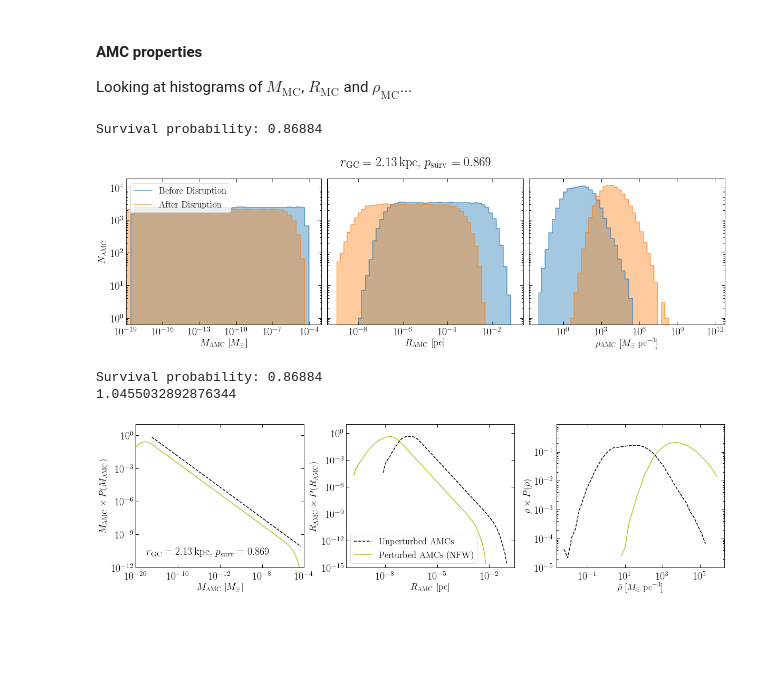
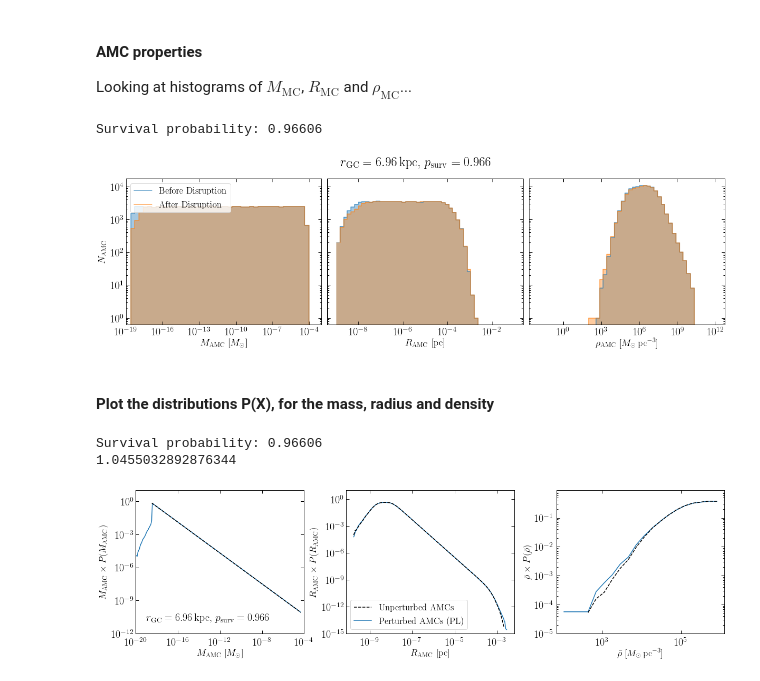
Before and after one commit to bradkav/axion-miniclusters, a Jupyter notebook: code/plotting/MonteCarloAnalysis.ipynb, the cells around one changed output. Drawn from its saved outputs; the diff is of its cells as text; code cells hidden in the pictures; blank space fills up the shorter version.

Commit message:
Added more plotting scripts

```diff
--- a/code/plotting/MonteCarloAnalysis.ipynb
+++ b/code/plotting/MonteCarloAnalysis.ipynb
@@ -17,6 +17,7 @@ sys.path.append('../')
 
 import perturbations as PB
 import dirs
+dist_dir = dirs.data_dir + "distributions/"
 # %%
 M_min = 3.3e-19
 M_max = 5.1e-5
@@ -29,10 +30,11 @@ Looking at histograms of $M_\mathrm{MC}$, $R_\mathrm{MC}$ and $\rho_{\mathrm{MC}
 # %%
 #Specify the radius you'd like to investigate (in pc)
 #Rstr = "6.96"
-Rstr = "2.13"
+PROFILE = "PL"
+Rstr = "6.96"
 # %%
 #Load properties from the Monte Carlo results file
-M_i, R_i, D_i, M_f, R_f, D_f, e, psi  = np.loadtxt(dirs.montecarlo_dir + "AMC_logflat_a=" + Rstr + "_NFW_circ.txt", unpack=True, delimiter=',')
+M_i, R_i, D_i, M_f, R_f, D_f, e, psi  = np.loadtxt(dirs.montecarlo_dir + "AMC_logflat_a=" + Rstr + "_" + PROFILE + "_circ.txt", unpack=True, delimiter=',')
 V_i = (4/3)*np.pi*R_i**3
 V_f = (4/3)*np.pi*R_f**3
 rho_i = M_i/V_i
@@ -102,5 +104,5 @@ plt.show()
 
 #plt.savefig("../plots/Distributions_PL_r="+Rstr+"kpc.pdf", bbox_inches='tight')
 # %% [output]
-Survival probability: 0.86884
+Survival probability: 0.96606
-[figure, old version]
+[figure, new version]
@@ -109,7 +109,9 @@ Survival probability: 0.86884
+# %% [markdown]
+#### Plot the distributions P(X), for the mass, radius and density
 # %%
-M_f_true, P_M_f_true = np.loadtxt(dirs.dists_dir + "distribution_mass_" + Rstr + "_NFW_circ.txt", unpack=True, delimiter=',')
-R_f_true, P_R_f_true = np.loadtxt(dirs.dists_dir + "distribution_radius_" + Rstr + "_NFW_circ.txt", unpack=True, delimiter=',', usecols=(0,1))
-R_i_true, P_R_i_true = np.loadtxt(dirs.dists_dir + "distribution_radius_NFW_circ_unperturbed.txt", unpack=True, delimiter=',', usecols=(0,1))
+M_f_true, P_M_f_true = np.loadtxt(dist_dir + "distribution_mass_" + Rstr + "_" + PROFILE + "_circ.txt", unpack=True, delimiter=',')
+R_f_true, P_R_f_true = np.loadtxt(dist_dir + "distribution_radius_" + Rstr + "_" + PROFILE+ "_circ.txt", unpack=True, delimiter=',', usecols=(0,1))
+R_i_true, P_R_i_true = np.loadtxt(dist_dir + "distribution_radius_" + PROFILE + "_circ_unperturbed.txt", unpack=True, delimiter=',', usecols=(0,1))
 
 Mlist = np.geomspace(3.28433664535169e-19, 5.113402976492e-05, 100)
 
@@ -119,8 +121,8 @@ rho_i = M_i/V_i
 rho_f = M_f/V_f
 
 
-N_i = np.sum([M_i > 1e-21])
-N_f = np.sum([M_f > 1e-21])
+N_i = np.sum([M_i > 1e-25])
+N_f = np.sum([M_f > 1e-25])
 
 p_surv = N_f/N_i
 print("Survival probability:", p_surv)
@@ -145,14 +147,13 @@ fig, (ax1, ax2, ax3) = plt.subplots(1, 3, sharey=False, figsize=(20,5), gridspec
 # Mbins = np.insert(Mbins, 0, Mbins[0]/(10**logwidth))
 
 cbefore = 'k'
-cafter = 'C8'
+if (PROFILE == "PL"):
+    cafter = 'C0'
+else:
+    cafter = 'C8'
 
 
-# counts, edges, patches = ax1.hist(M_i, bins=Mbins, alpha=a_hist, label='Before Disruption', density=True)
-# ax1.step(edges[1:], counts, color='C0', alpha=a_plot)
-# counts, edges, patches = ax1.hist(M_f, bins=Mbins, alpha=a_hist, label='After Disruption', density=True)
-# ax1.step(edges[1:], counts, color='C1', alpha=a_plot)
-#/(M_f_true[P_M_f_true>0.0]*P_M_f_true[P_M_f_true>0.0]).max()
+
 ax1.plot(M_f_true[P_M_f_true>1e-30], M_f_true[P_M_f_true>1e-30]*P_M_f_true[P_M_f_true>1e-30], color=cafter)
 ax1.plot(Mlist, Mlist*dNdM(Mlist), ls='--', color=cbefore)
 print(np.trapz(dNdM(Mlist), x=Mlist))
@@ -193,39 +194,39 @@ ax2.set_xscale('log')
 ax2.set_xlabel(r"$R_\mathrm{AMC}$ $[\mathrm{pc}]$")
 ax2.set_ylabel(r"$R_\mathrm{AMC} \times P(R_\mathrm{AMC})$")
 ax2.plot([0], [0], ls='--', label='Unperturbed AMCs', color=cbefore)
-ax2.plot([0], [0], label='Perturbed AMCs (NFW)', color=cafter)
+ax2.plot([0], [0], label='Perturbed AMCs (' + PROFILE + ')', color=cafter)
 ax2.legend(loc='lower left')
 ax2.set_ylim(1e-15, 10)
 
 # ax2.set_xlim(1e-9, 1e-3)
 # plt.ylabel("$N_\mathrm{AMC}$")
 
 # Plot three
 # counts, edges, patches = ax3.hist(rho_i, bins=np.geomspace(1e-4, 1e6, 50), alpha=a_hist, density=True)
 # ax3.step(edges[1:], counts, color='C0', alpha=a_plot)
 # counts, edges, patches = ax3.hist(rho_f, bins=np.geomspace(1e-4, 1e6, 50), alpha=a_hist, density=True)
 # ax3.step(edges[1:], counts, color='C1', alpha=a_plot)
 
 counts, edges = np.histogram(rho_f, bins=np.geomspace(1e-4, 1e6, 50), density=True)
 b_c = edges[:-1] + np.diff(edges)/2
 ax3.plot(b_c[counts>0], b_c[counts>0]*counts[counts>0], color=cafter)
 counts, edges = np.histogram(rho_i, bins=np.geomspace(1e-4, 1e6, 50), density=True)
 b_c = edges[:-1] + np.diff(edges)/2
 ax3.plot(b_c[counts>0], b_c[counts>0]*counts[counts>0], color=cbefore, ls='--')
 
 # ax3.hist(rho_i, alpha = a_plot, bins=np.geomspace(1e4, 1e10, 50))
 # ax3.hist(rho_f, alpha = a_plot, bins=np.geomspace(1e4, 1e10, 50))
 
 ax3.xaxis.set_tick_params(pad=xpad)
 ax3.yaxis.set_tick_params(pad=6)
 ax3.set_ylabel(r"$\bar{\rho} \times P(\bar{\rho} )$")
 ax3.set_yscale('log')
 ax3.set_xscale('log')
 ax3.set_xlabel(r"$\bar{\rho}$ $[M_\odot\,\mathrm{pc}^{-3}]$")
 ax3.set_ylim(1e-5, 0.9)
 
-plt.savefig("../../plots/Distributions_NFW_r="+Rstr+"kpc.pdf", bbox_inches='tight')
+plt.savefig("../../plots/Distributions_" + PROFILE + "_r="+Rstr+"kpc.pdf", bbox_inches='tight')
 # %% [output]
-Survival probability: 0.86884
+Survival probability: 0.96606
 1.0455032892876344
-[figure, old version]
+[figure, new version]
```
Also changed, not shown: parts of 1 cell of this notebook, 19 other files.
